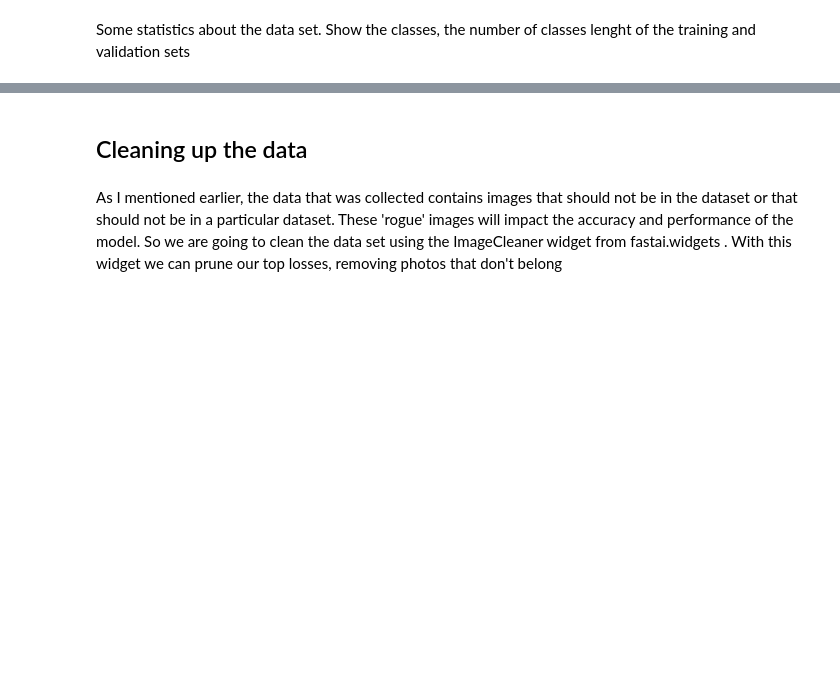
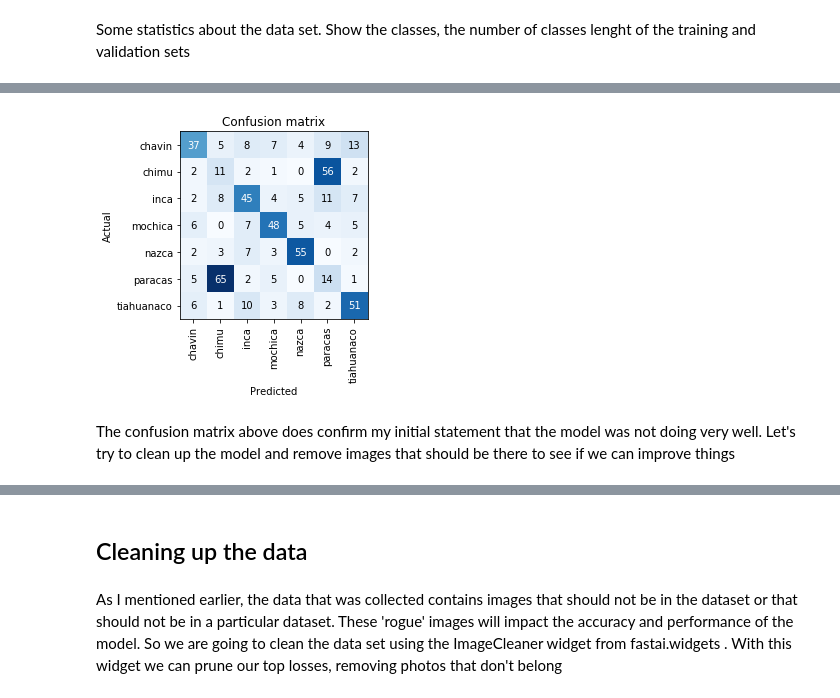
Before and after one commit to gaseosaluz/huaquero, a Jupyter notebook: Identify Huacos.ipynb, the cells around one changed output, grey strips where cells are left out. Cells and saved outputs as stored; diff of their text form; code cells hidden in the pictures; blank space fills up the shorter version.

```diff
--- a/Identify Huacos.ipynb
+++ b/Identify Huacos.ipynb
@@ -163,0 +192,2 @@ data.classes, data.c, len(data.train_ds), len(data.valid_ds)
+# %%
+learn.load('stage-2')
@@ -163,0 +212,8 @@ data.classes, data.c, len(data.train_ds), len(data.valid_ds)
+# %%
+interp = ClassificationInterpretation.from_learner(learn)
+# %%
+interp.plot_confusion_matrix()
+# %% [output]
+[figure, added]
+# %% [markdown]
+The confusion matrix above does confirm my initial statement that the model was not doing very well. Let's try to clean up the model and remove images that should be there to see if we can improve things
```
Also changed, not shown: parts of 45 cells of this notebook.
